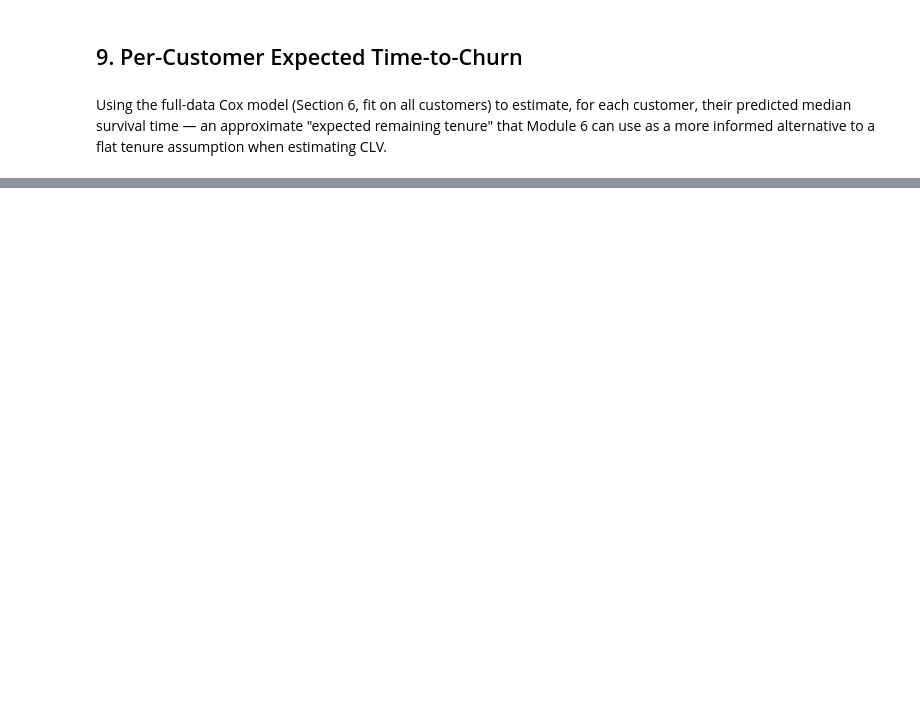
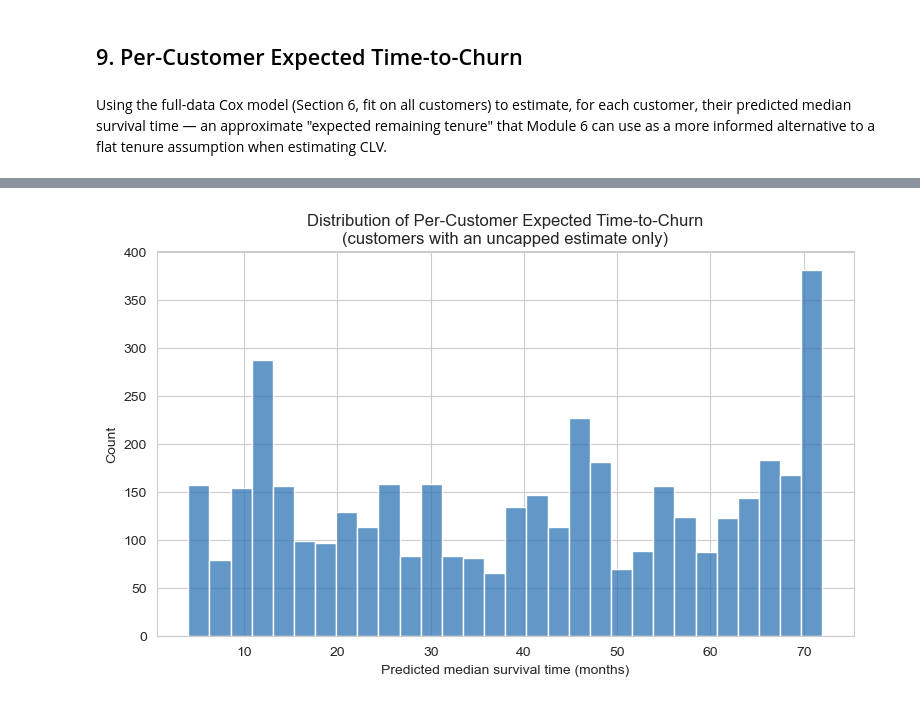
Before and after one commit to danielowuor/Customer-Retention-Intelligence-System, a Jupyter notebook: notebooks/04_survival_analysis.ipynb, the cells around one changed output, grey strips where cells are left out. Saved outputs shown, nothing was run; the diff lists cells and outputs as text; code cells hidden in the pictures; blank space fills up the shorter version.

Commit message:
feat: add per-customer expected time-to-churn estimates from survival model

```diff
--- a/notebooks/04_survival_analysis.ipynb
+++ b/notebooks/04_survival_analysis.ipynb
@@ -422,3 +422,20 @@ comparison
 ## 9. Per-Customer Expected Time-to-Churn
 # %% [markdown]
 Using the full-data Cox model (Section 6, fit on all customers) to estimate, for each customer, their predicted median survival time — an approximate "expected remaining tenure" that Module 6 can use as a more informed alternative to a flat tenure assumption when estimating CLV.
+# %%
+median_survival_times = cph.predict_median(cox_df)
+
+# Where median survival is not reached within the observed data range, lifelines returns inf;
+# cap at the maximum observed tenure plus a modest buffer as a conservative, explicit convention
+# rather than leaving an unusable infinite value in the feature store.
+max_observed_tenure = df["tenure"].max()
+capped_median_survival = median_survival_times.replace(np.inf, max_observed_tenure * 1.25)
+
+df["predicted_median_survival_months"] = capped_median_survival.values
+df["survival_estimate_censored_at_cap"] = np.isinf(median_survival_times.values)
+
+print(f"Customers with uncapped (finite) median survival estimate: {(~df['survival_estimate_censored_at_cap']).sum():,}")
+print(f"Customers capped at {max_observed_tenure * 1.25:.0f} months (median survival not reached in observed range): {df['survival_estimate_censored_at_cap'].sum():,}")
+
+df[["customerID", "tenure", "Churn", "churn_probability", "predicted_median_survival_months",
+    "survival_estimate_censored_at_cap"]].head(10)
@@ -424,0 +456,11 @@ Using the full-data Cox model (Section 6, fit on all customers) to estimate, for
+# %%
+fig, ax = plt.subplots(figsize=(9, 5))
+sns.histplot(
+    df.loc[~df["survival_estimate_censored_at_cap"], "predicted_median_survival_months"],
+    bins=30, color="#2E74B5", ax=ax,
+)
+ax.set_xlabel("Predicted median survival time (months)")
+ax.set_title("Distribution of Per-Customer Expected Time-to-Churn\n(customers with an uncapped estimate only)")
+plt.show()
+# %% [output]
+[figure, added]
```
Also changed, not shown: parts of 6 cells of this notebook.
